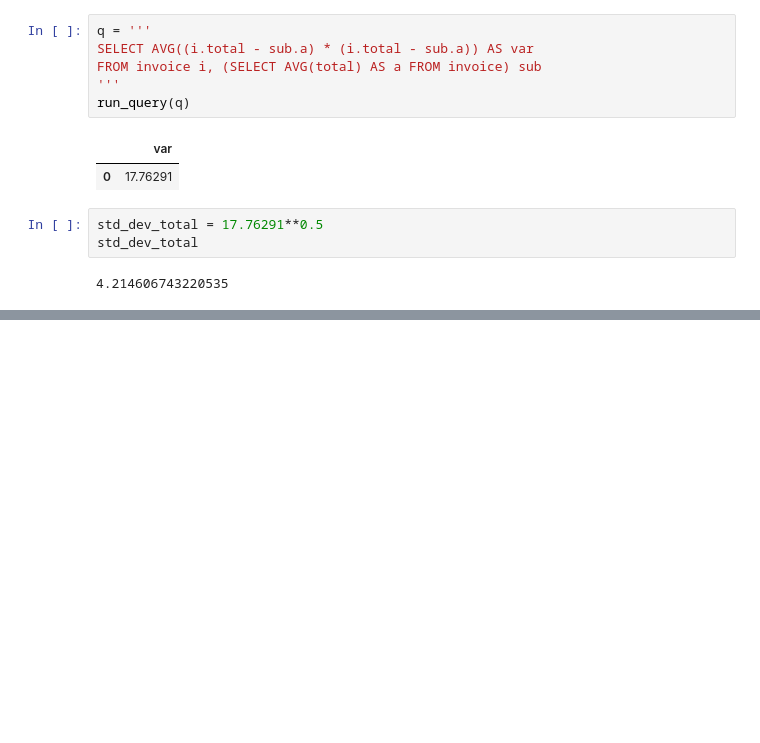
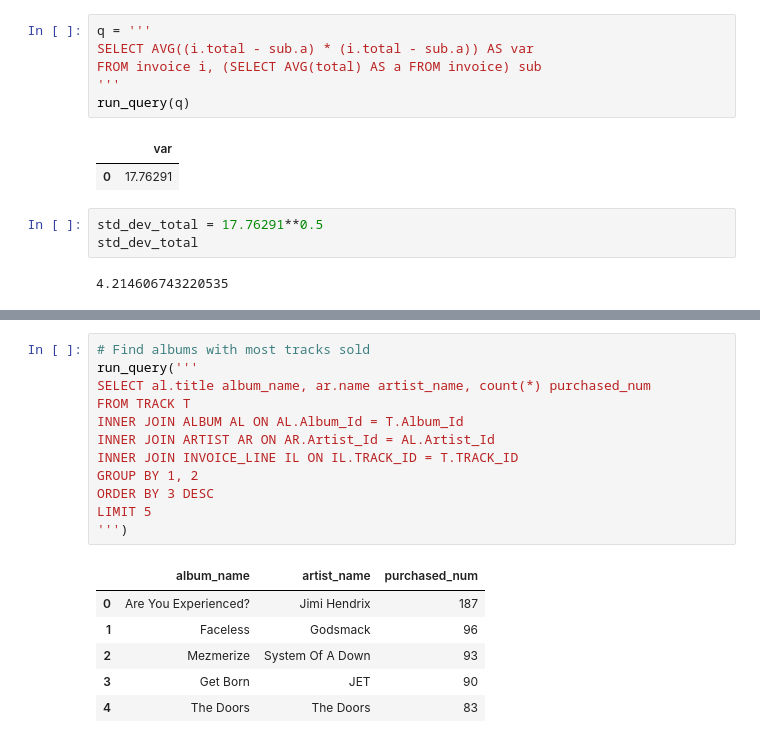
Before and after one commit to vandyand/Python-Data-Science-Projects, a Jupyter notebook: Chinook Database SQL Analysis/Playing with SQLite.ipynb, the cells around one changed output, grey strips where cells are left out. Saved outputs shown, nothing was run; the diff lists cells and outputs as text; blank space fills up the shorter version.

```diff
--- a/Chinook Database SQL Analysis/Playing with SQLite.ipynb
+++ b/Chinook Database SQL Analysis/Playing with SQLite.ipynb
@@ -92,0 +120,19 @@ std_dev_total
+# %%
+# Find albums with most tracks sold
+run_query('''
+SELECT al.title album_name, ar.name artist_name, count(*) purchased_num
+FROM TRACK T
+INNER JOIN ALBUM AL ON AL.Album_Id = T.Album_Id
+INNER JOIN ARTIST AR ON AR.Artist_Id = AL.Artist_Id
+INNER JOIN INVOICE_LINE IL ON IL.TRACK_ID = T.TRACK_ID
+GROUP BY 1, 2
+ORDER BY 3 DESC
+LIMIT 5
+''')
+# %% [output]
+|  | album_name | artist_name | purchased_num |
+| 0 | Are You Experienced? | Jimi Hendrix | 187 |
+| 1 | Faceless | Godsmack | 96 |
+| 2 | Mezmerize | System Of A Down | 93 |
+| 3 | Get Born | JET | 90 |
+| 4 | The Doors | The Doors | 83 |
```
Also changed, not shown: parts of 5 cells of this notebook, 1 other file.
